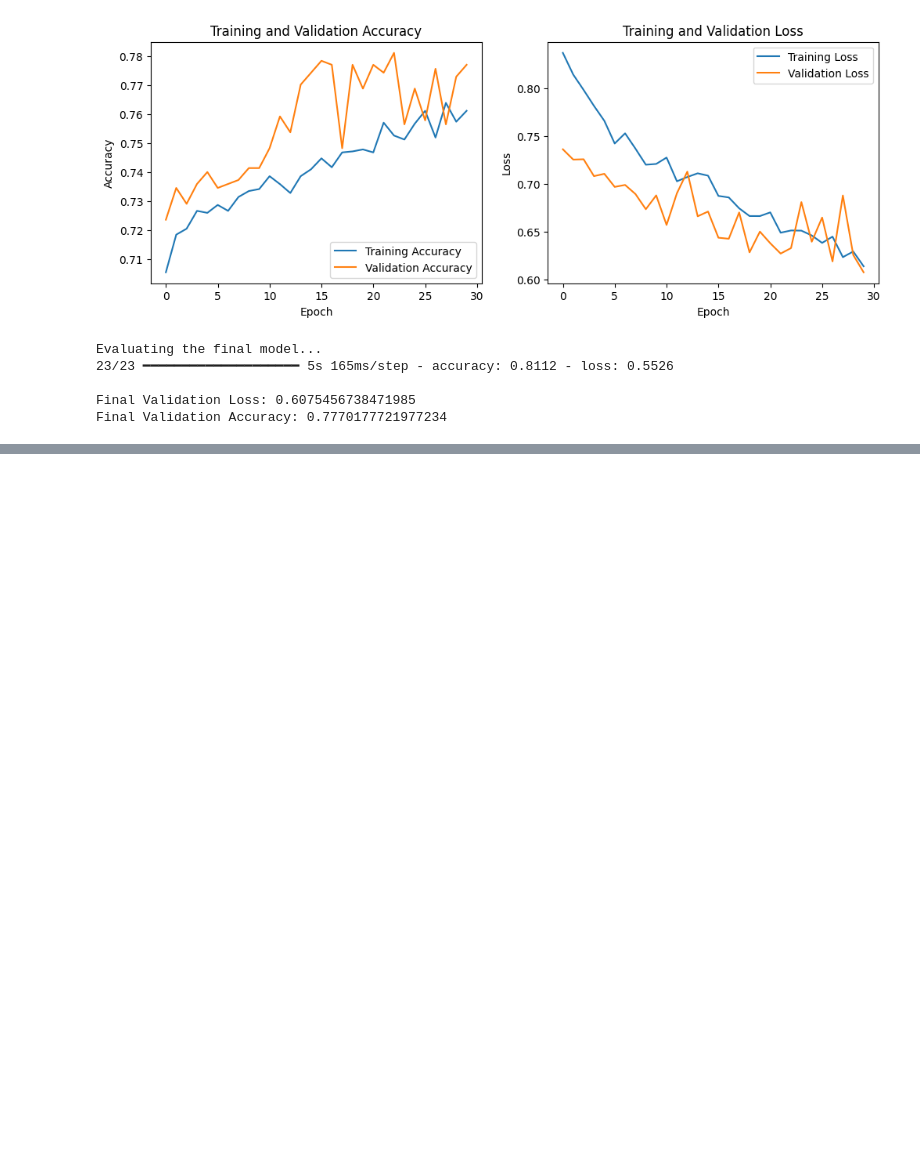
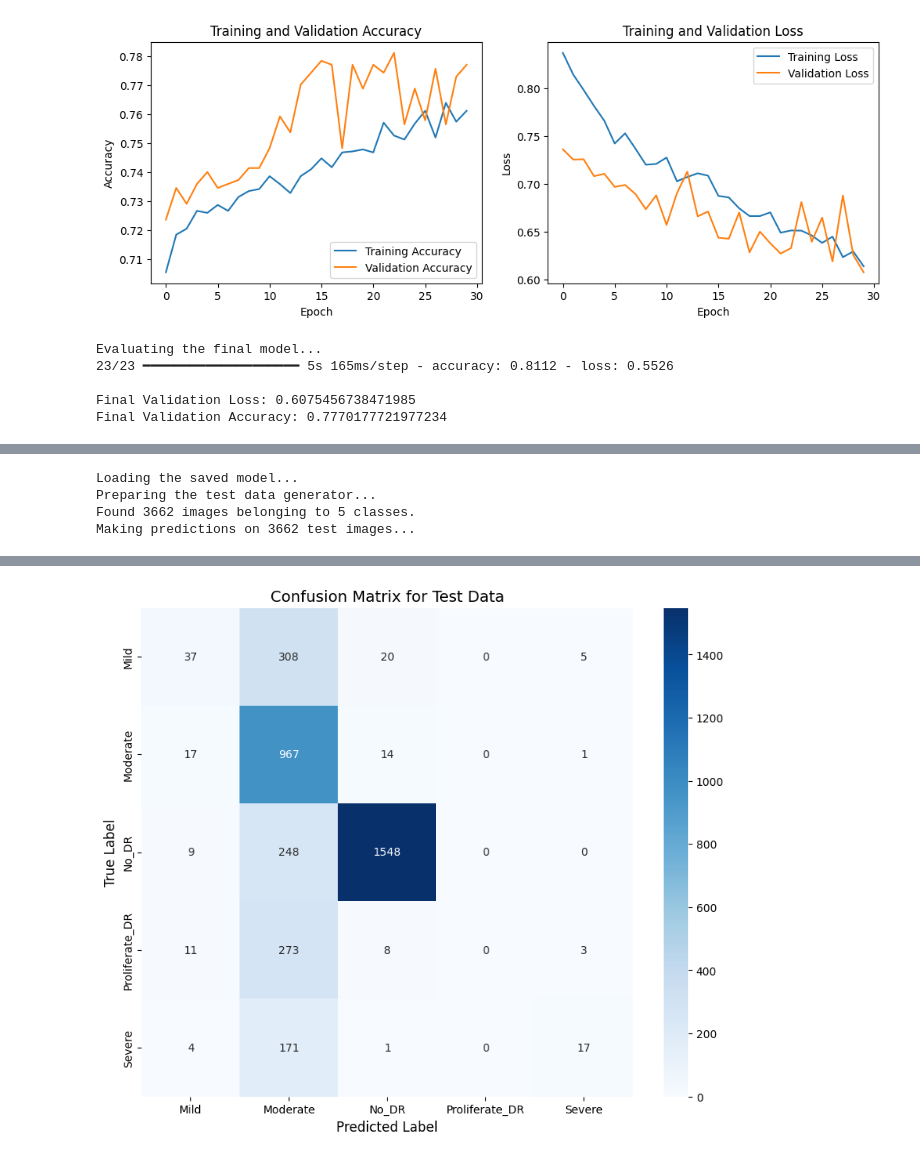
Before and after one commit to DarthCipher7/DR, a Jupyter notebook: DR.ipynb, the cells around one changed output, grey strips where cells are left out. Cells and saved outputs as stored; diff of their text form; code cells hidden in the pictures; blank space fills up the shorter version.

```diff
--- a/DR.ipynb
+++ b/DR.ipynb
@@ -230,0 +305,68 @@ Final Validation Accuracy: 0.7770177721977234
+# %%
+# --- Complete and CORRECTED Model Testing Cell (Using flow_from_directory) ---
+
+import numpy as np
+import tensorflow as tf
+from tensorflow.keras.preprocessing.image import ImageDataGenerator
+from sklearn.metrics import classification_report, confusion_matrix, accuracy_score
+import seaborn as sns
+import matplotlib.pyplot as plt
+import os
+
+# --- 1. DEFINE PATHS AND PARAMETERS ---
+MODEL_PATH = 'best_retinopathy_model.keras'
+
+# The main directory containing the class sub-folders (Mild, Moderate, etc.)
+# This is the correct path based on your screenshot.
+TEST_IMG_DIR = '/content/dr_data_224/colored_images'
+
+IMG_SIZE = (224, 224)
+BATCH_SIZE = 32
+
+# --- 2. LOAD THE TRAINED MODEL ---
+print("Loading the saved model...")
+model = tf.keras.models.load_model(MODEL_PATH)
+
+# --- 3. PREPARE THE TEST DATA GENERATOR ---
+# We no longer need pandas or the CSV file for this.
+# We create a data generator that only rescales the images.
+test_datagen = ImageDataGenerator(rescale=1./255)
+
+# Use flow_from_directory since images are sorted into class folders.
+print("Preparing the test data generator...")
+test_generator = test_datagen.flow_from_directory(
+    directory=TEST_IMG_DIR,
+    target_size=IMG_SIZE,
+    batch_size=BATCH_SIZE,
+    class_mode='categorical',
+    shuffle=False  # CRITICAL: Must be False for evaluation
+)
+
+# --- 4. MAKE PREDICTIONS ---
+print(f"Making predictions on {test_generator.n} test images...")
+predictions = model.predict(test_generator, steps=int(np.ceil(test_generator.n / BATCH_SIZE))) # Cast steps to int
+y_pred = np.argmax(predictions, axis=1)
+y_true = test_generator.classes
+class_labels = list(test_generator.class_indices.keys())
+
+# --- 5. EVALUATE AND DISPLAY RESULTS ---
+final_accuracy = accuracy_score(y_true, y_pred)
+print(f"\n--- Final Test Accuracy: {final_accuracy * 100:.2f}% ---\n")
+
+print("--- Classification Report ---")
+print(classification_report(y_true, y_pred, target_names=class_labels))
+
+print("--- Confusion Matrix ---")
+cm = confusion_matrix(y_true, y_pred)
+plt.figure(figsize=(10, 8))
+sns.heatmap(cm, annot=True, fmt='d', cmap='Blues',
+            xticklabels=class_labels, yticklabels=class_labels)
+plt.xlabel('Predicted Label', fontsize=12)
+plt.ylabel('True Label', fontsize=12)
+plt.title('Confusion Matrix for Test Data', fontsize=14)
+plt.show()
+# %% [output]
+Loading the saved model...
+Preparing the test data generator...
+Found 3662 images belonging to 5 classes.
+Making predictions on 3662 test images...
@@ -230,0 +391 @@ Final Validation Accuracy: 0.7770177721977234
+[figure, added]
```
Also changed, not shown: parts of 2 cells of this notebook.
